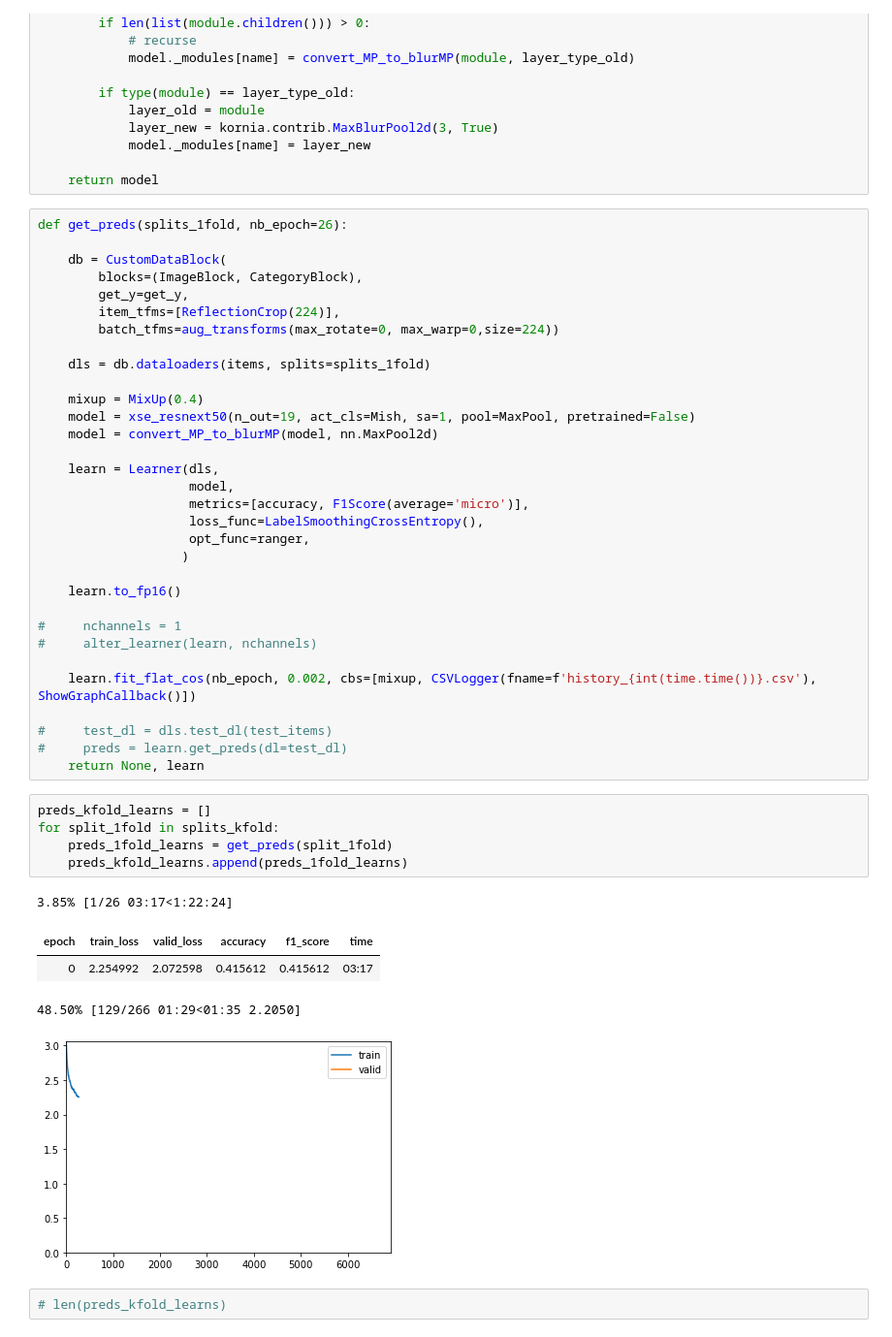
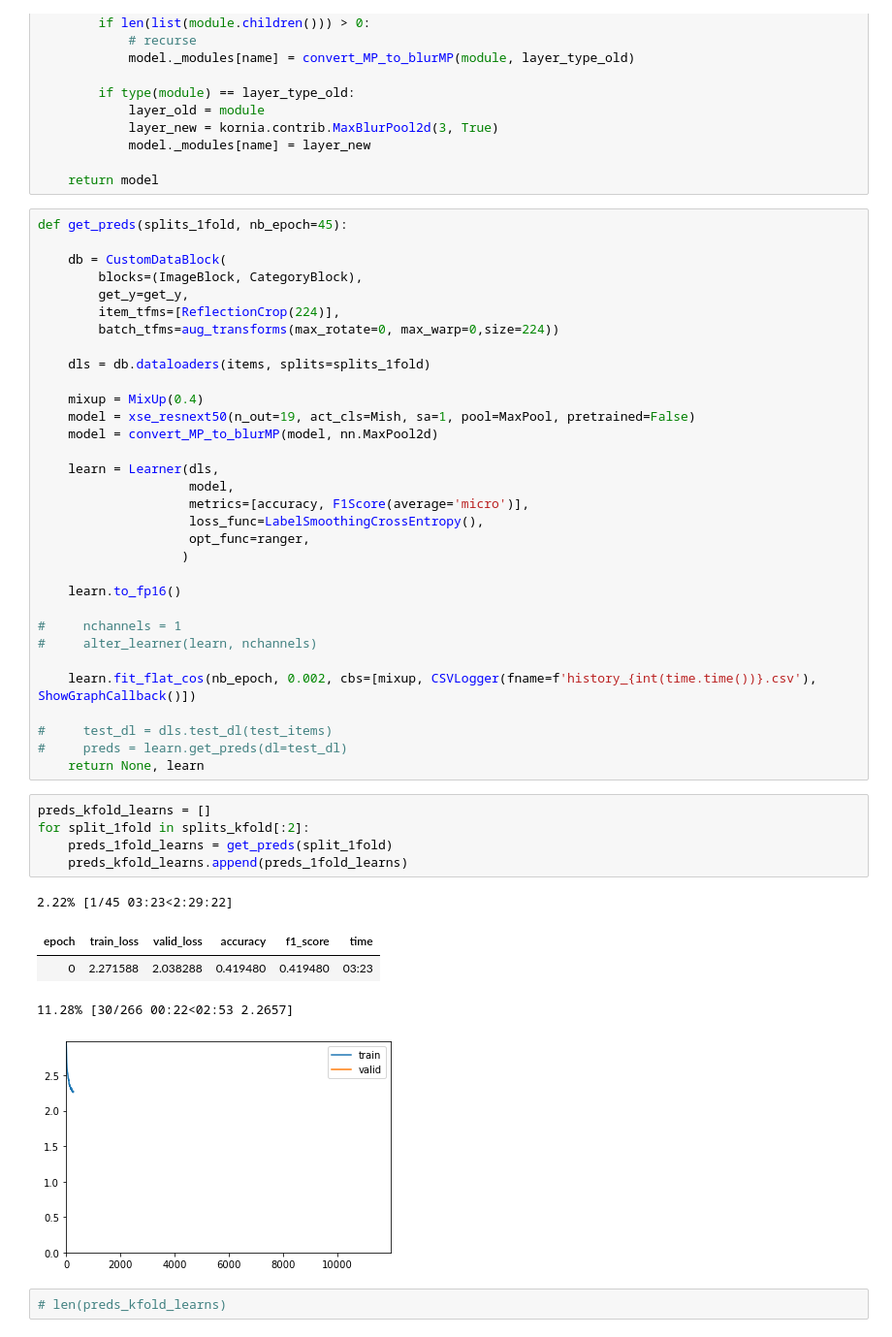
Before and after one commit to dienhoa/music_genre, a Jupyter notebook: resample16K - xresnet16K-mixup-kfold-mish-spectro.ipynb, the cells around one changed output. Shown at 97% size. Drawn from its saved outputs; the diff is of its cells as text.

```diff
--- a/resample16K - xresnet16K-mixup-kfold-mish-spectro.ipynb
+++ b/resample16K - xresnet16K-mixup-kfold-mish-spectro.ipynb
@@ -203,7 +205,7 @@ def convert_MP_to_blurMP(model, layer_type_old):
 
     return model
 # %%
-def get_preds(splits_1fold, nb_epoch=26):
+def get_preds(splits_1fold, nb_epoch=45):
 
     db = CustomDataBlock(
         blocks=(ImageBlock, CategoryBlock),
@@ -236,15 +238,15 @@ def get_preds(splits_1fold, nb_epoch=26):
     return None, learn
 # %%
 preds_kfold_learns = []
-for split_1fold in splits_kfold:
+for split_1fold in splits_kfold[:2]:
     preds_1fold_learns = get_preds(split_1fold)
     preds_kfold_learns.append(preds_1fold_learns)
 # %% [output]
-3.85% [1/26 03:17<1:22:24]
+2.22% [1/45 03:23<2:29:22]
 | epoch | train_loss | valid_loss | accuracy | f1_score | time |
-| 0 | 2.254992 | 2.072598 | 0.415612 | 0.415612 | 03:17 |
+| 0 | 2.271588 | 2.038288 | 0.419480 | 0.419480 | 03:23 |
-48.50% [129/266 01:29<01:35 2.2050]
+11.28% [30/266 00:22<02:53 2.2657]
-[figure, old version]
+[figure, new version]
 # %%
 # len(preds_kfold_learns)
 # %%
```
Also changed, not shown: parts of 17 cells of this notebook, 1 other file.
